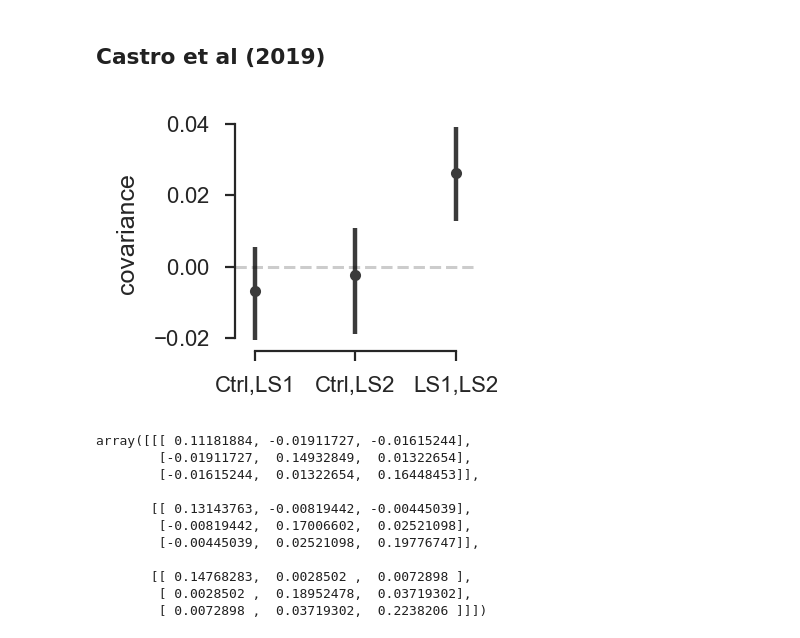
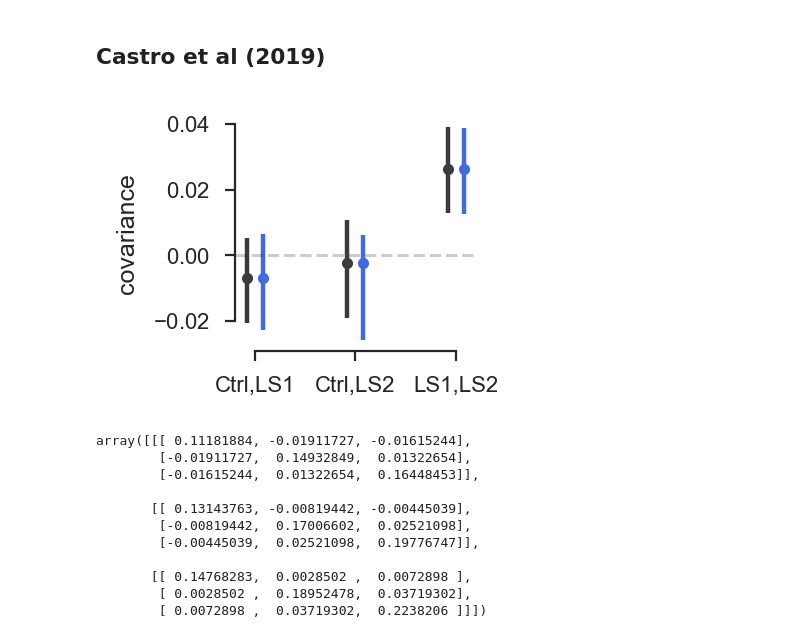
Before and after one commit to vsbuffalo/cvtk, a Jupyter notebook: notebooks/plots/plots.ipynb, the cells around one changed output. Cells and saved outputs as stored; diff of their text form; code cells hidden in the pictures.

Commit message:
updated figure

```diff
--- a/notebooks/plots/plots.ipynb
+++ b/notebooks/plots/plots.ipynb
@@ -200,35 +200,42 @@ plt.rc('text', usetex=False)
 
 # get CIs for full data and subset (sans chr 5, 10)
 mean = castro_covs_cis[1]
 mean_subset = castro_covs_sands_chr5_10_cis[1]
 mpl.rcParams['figure.figsize'] = (ONECOL/2.2, ONECOL/2.2)
 #plt.figure(figsize=(5, 5))
 lower, upper = castro_covs_cis[0]-mean, mean-castro_covs_cis[2]
 lower_subset, upper_subset = castro_covs_sands_chr5_10_cis[0]-mean_subset, mean_subset-castro_covs_sands_chr5_10_cis[2]
 
 #comps = [('cov($\Delta p_\mathrm{Ctrl}, \Delta p_\mathrm{LS1}$)', 0, 1), ('cov($\Delta p_\mathrm{Ctrl}, \Delta p_\mathrm{LS2}$)', 0, 2), ('cov($\Delta p_\mathrm{LS1}, \Delta p_\mathrm{LS2}$)', 1, 2)]
 comps = [('Ctrl,LS1', 0, 1),
          ('Ctrl,LS2', 0, 2),
          ('LS1,LS2', 1, 2)]
 # select out the right elements of covariance matrix for each comparision
 means = [mean[r, c] for _, r, c in comps]
+means_subset = [mean_subset[r, c] for _, r, c in comps]
 bounds = np.stack([(lower[r, c], upper[r, c]) for _, r, c in comps]).T
+bounds_subset = np.stack([(lower_subset[r, c], upper_subset[r, c]) for _, r, c in comps]).T
 labels = [l for l, _, _ in comps]
 
 ax = plt.subplot()
-ax.errorbar(labels, means, yerr=bounds, capsize=0, fmt='o', linewidth=2, elinewidth=1.6, markersize=3, c='0.23')
+ax.errorbar(np.arange(3)-0.08, means, yerr=bounds, capsize=0, fmt='o', linewidth=2,
+            elinewidth=1.6, markersize=3, c='0.23')
+ax.errorbar(np.arange(3)+0.08, means_subset, yerr=bounds_subset, capsize=0, fmt='o',
+            linewidth=2, elinewidth=1.6, markersize=3, c='royalblue')
 ax.axhline(y=0, c='k', alpha=0.2, linestyle='--')
+ax.set_xticks(np.arange(3))
+ax.set_xticklabels(labels)
 
 ax.spines['left'].set_bounds(-0.02, 0.04)
 ax.spines['bottom'].set_bounds(0, 2)
 #ax.tick_params(axis='both', which='major', labelsize=10)
 plt.ylabel('covariance', fontsize=9) #, fontsize=13)
 ax.set_xlim(-0.2, 2.2)
 #plt.xlabel('comparison')
 #ax.set_xticklabels(labels, rotation = 45, ha="right")
 plt.savefig('castro_rep_cis.pdf', bbox_inches="tight")
 # %% [output]
-[figure, old version]
+[figure, new version]
 # %%
 castro_covs_cis
 # %% [output]
```
Also changed, not shown: 5 other files.
